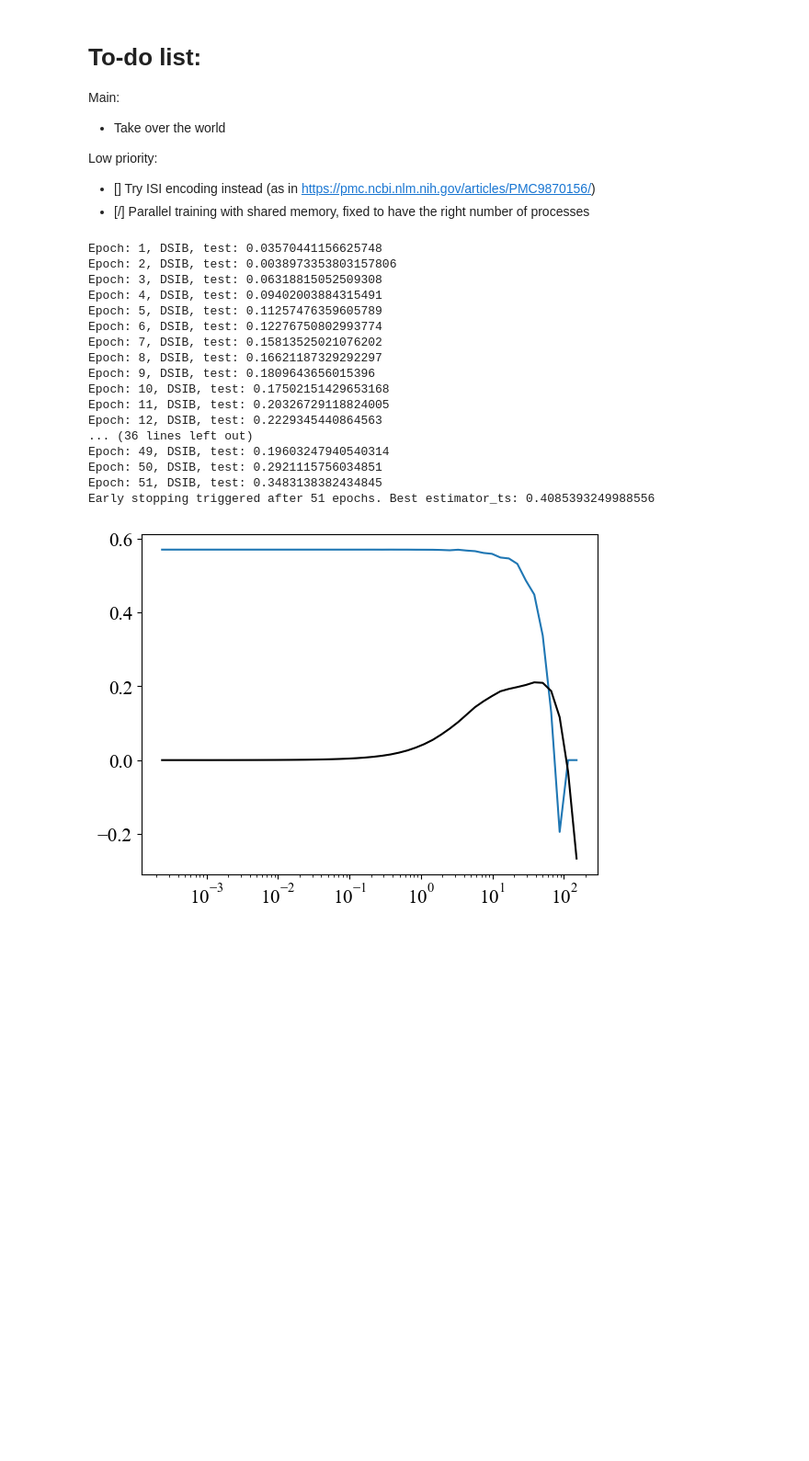
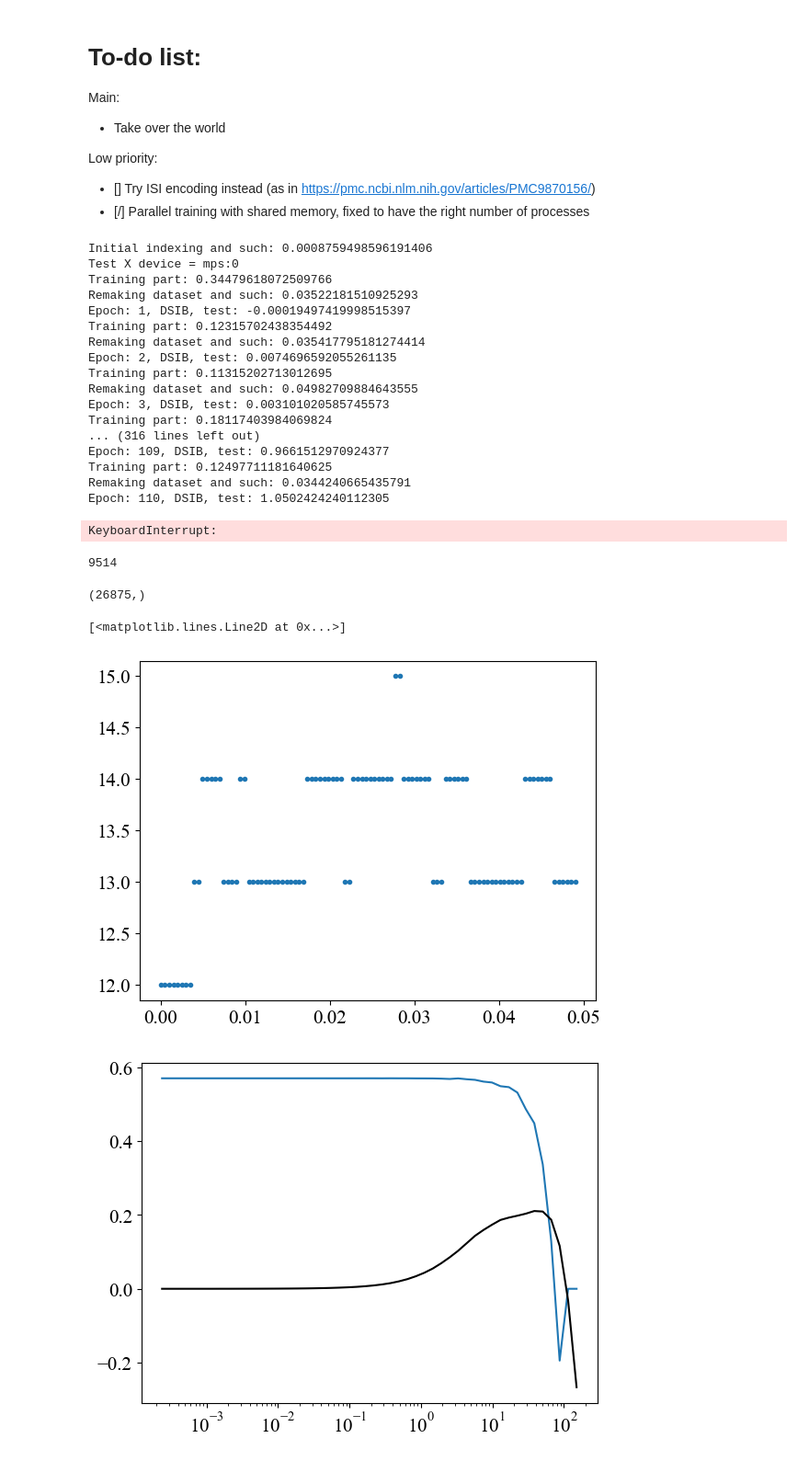
Before and after one commit to LeoJW/VNCMPanalysis, a Jupyter notebook: eslam_MI/Mothy_MI.ipynb, the cells around one changed output. Shown at 92% size. Cells and saved outputs as stored; diff of their text form; code cells hidden in the pictures; blank space fills up the shorter version.

Commit message:
time offsets applied during training
dataset fixes, training now skips dataloader for speed, indexing trickiness worked out so that test set never ends up in training set despite time shifting

```diff
--- a/eslam_MI/Mothy_MI.ipynb
+++ b/eslam_MI/Mothy_MI.ipynb
@@ -76,22 +76,23 @@ params = {
     # Optimizer parameters (for training)
     'epochs': 250,
     'window_size': 0.05,
-    'batch_size': 1024, # Number of windows estimator processes at any time
-    'learning_rate': 5e-3,#5e-3,
+    'batch_size': 512, # Number of windows estimator processes at any time
+    'learning_rate': 5e-3,
     'patience': 50,
     'min_delta': 0.001,
     'eps': 1e-8, # Use 1e-4 if dtypes are float16, 1e-8 for float32 works okay
-    'train_fraction': 0.9,
+    'train_fraction': 0.95,
+    'n_test_set_blocks': 5, # Number of contiguous blocks of data to dedicate to test set
     'model_cache_dir': model_cache_dir,
     # Critic parameters for the estimator
     'model_func': DSIB, # DSIB or DVSIB
     'layers': 3,
     'hidden_dim': 128,#512,
     'activation': nn.LeakyReLU, #nn.Softplus
-    'embed_dim': 6,#10,
-    'beta': 1024, #512
+    'embed_dim': 6,
+    'beta': 512, # Just used in DVSIB
     'estimator': 'infonce', # Estimator: infonce or smile_5. See estimators.py for all options
-    'mode': 'bi', # Almost always we'll use separable
+    'mode': 'sep', # Almost always we'll use separable
     'max_n_batches': 256, # If input has more than this many batches, encoder runs are split up for memory management
 }
 
@@ -99,30 +100,52 @@ ds = TimeWindowDataset(os.path.join(data_dir, '2025-03-11'), window_size=0.05, n
 
 this_params = {**params, 'X_dim': ds.X.shape[1] * ds.X.shape[2], 'Y_dim': ds.Y.shape[1] * ds.Y.shape[2], 'patience': 20}
 
-mis_test, train_id = train_cnn_model_no_eval(ds, this_params)
+mis_test, train_id = train_model_no_eval(ds, this_params)
 model = retrieve_best_model(mis_test, this_params, train_id=train_id, remove_all=True)
 
 # this_params = {**params, 'X_dim': ds.X.shape[1] * ds.X.shape[2], 'Y_dim': ds.Y.shape[1] * ds.Y.shape[2], 'model_func': DVSIB, 'patience': 70}
-# mis_test_dvsib, train_id = train_cnn_model_no_eval(ds, this_params)
+# mis_test_dvsib, train_id = train_model_no_eval(ds, this_params)
 # model_DVSIB = retrieve_best_model(mis_test_dvsib, this_params, train_id=train_id, remove_all=True)
 # %% [output]
-Epoch: 1, DSIB, test: 0.03570441156625748
-Epoch: 2, DSIB, test: 0.0038973353803157806
-Epoch: 3, DSIB, test: 0.06318815052509308
-Epoch: 4, DSIB, test: 0.09402003884315491
-Epoch: 5, DSIB, test: 0.11257476359605789
-Epoch: 6, DSIB, test: 0.12276750802993774
-Epoch: 7, DSIB, test: 0.15813525021076202
-Epoch: 8, DSIB, test: 0.16621187329292297
-Epoch: 9, DSIB, test: 0.1809643656015396
-Epoch: 10, DSIB, test: 0.17502151429653168
-Epoch: 11, DSIB, test: 0.20326729118824005
-Epoch: 12, DSIB, test: 0.2229345440864563
-... (36 lines left out)
-Epoch: 49, DSIB, test: 0.19603247940540314
-Epoch: 50, DSIB, test: 0.2921115756034851
-Epoch: 51, DSIB, test: 0.3483138382434845
-Early stopping triggered after 51 epochs. Best estimator_ts: 0.4085393249988556
+Initial indexing and such: 0.0008759498596191406
+Test X device = mps:0
+Training part: 0.34479618072509766
+Remaking dataset and such: 0.03522181510925293
+Epoch: 1, DSIB, test: -0.00019497419998515397
+Training part: 0.12315702438354492
+Remaking dataset and such: 0.035417795181274414
+Epoch: 2, DSIB, test: 0.0074696592055261135
+Training part: 0.11315202713012695
+Remaking dataset and such: 0.04982709884643555
+Epoch: 3, DSIB, test: 0.003101020585745573
+Training part: 0.18117403984069824
+... (316 lines left out)
+Epoch: 109, DSIB, test: 0.9661512970924377
+Training part: 0.12497711181640625
+Remaking dataset and such: 0.0344240665435791
+Epoch: 110, DSIB, test: 1.0502424240112305
+KeyboardInterrupt:
+# %%
+ds = TimeWindowDataset(os.path.join(data_dir, '2025-03-11'), window_size=0.05, neuron_label_filter=1, time_offset=0.02)
+ds.n_windows
+# %% [output]
+9514
+# %%
+np.diff(ds.Xtimes[0]).shape
+# %% [output]
+(26875,)
+# %%
+offsets = np.linspace(0, 0.049, 100)
+nwind = np.zeros_like(offsets)
+ds = TimeWindowDataset(os.path.join(data_dir, '2025-03-11'), window_size=0.05, neuron_label_filter=1, time_offset=0)
+for i,off in enumerate(offsets):
+    ds.move_data_to_windows(time_offset=off, no_spike_value=ds.no_spike_value)
+    # nwind[i] = ds.n_windows
+    nwind[i] = ds.X.shape[2]
+plt.plot(offsets, nwind, '.')
+# %% [output]
+[<matplotlib.lines.Line2D at 0x...>]
+[figure, added]
 # %%
 # Get normal precision curve
 # precision_noise_levels = np.hstack((0, np.logspace(np.log10(0.002), np.log10(0.15), 40)))
```
Also changed, not shown: parts of 8 cells of this notebook, 9 other files.
